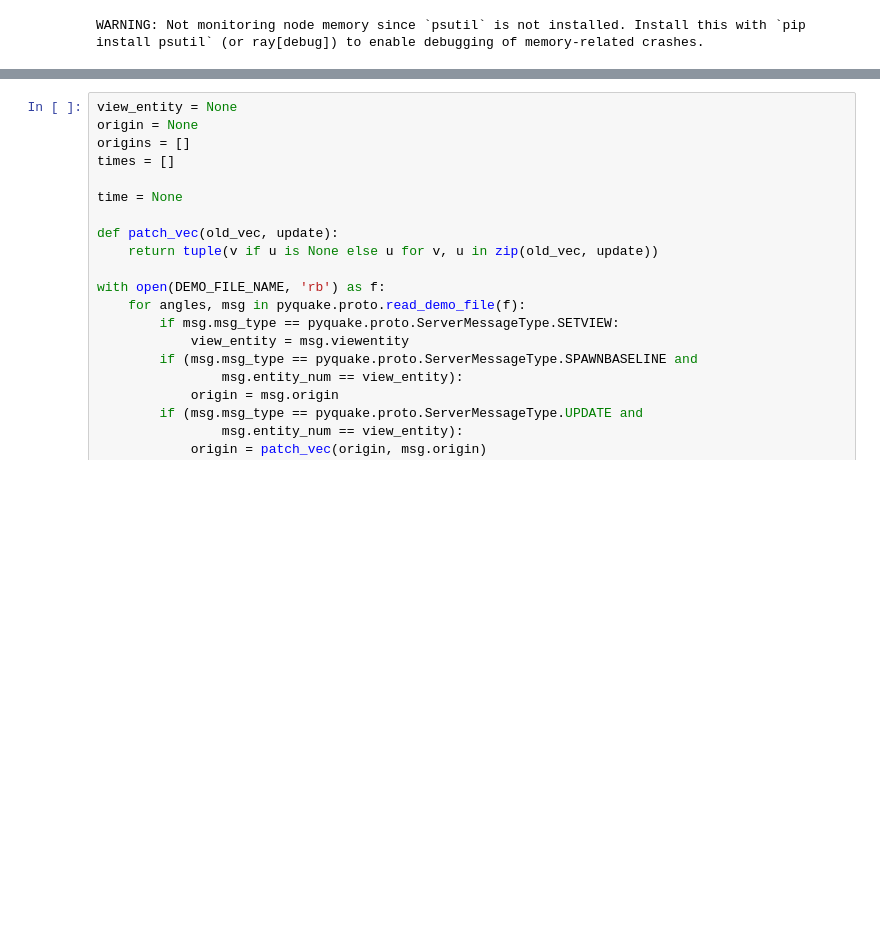
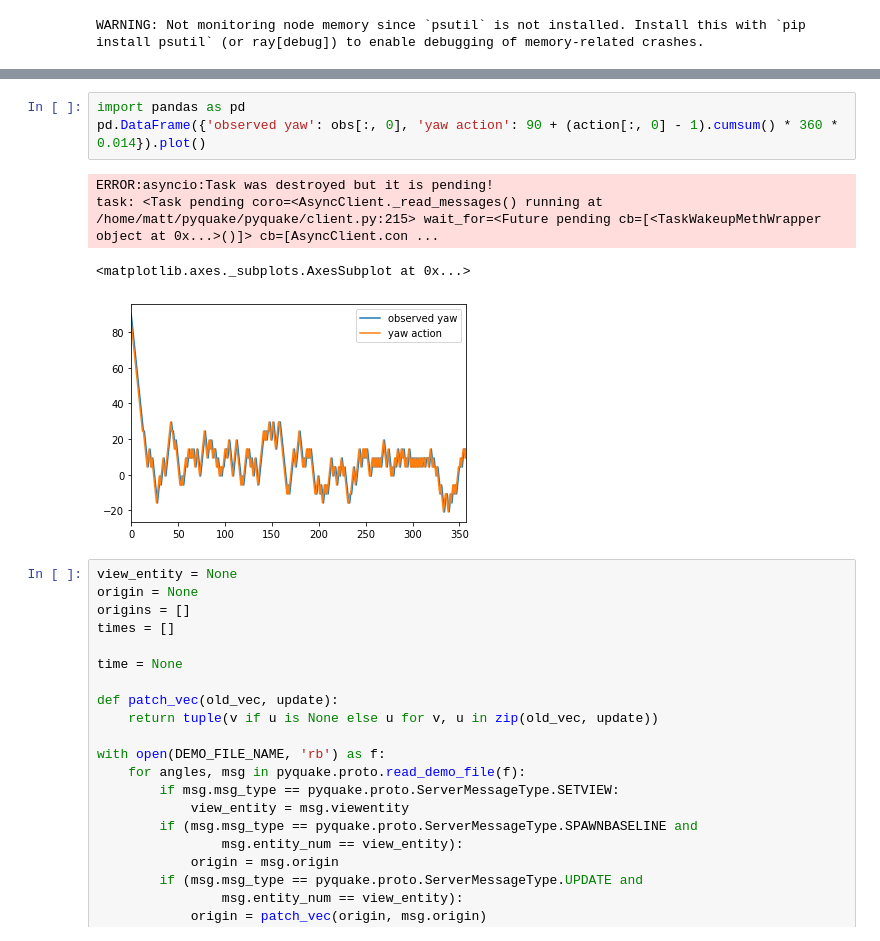
Before and after one commit to matthewearl/q1physrl, a Jupyter notebook: notebooks/RL client.ipynb, the cells around one changed output, grey strips where cells are left out. Cells and saved outputs as stored; diff of their text form; blank space fills up the shorter version.

```diff
--- a/notebooks/RL client.ipynb
+++ b/notebooks/RL client.ipynb
@@ -76,3 +138,11 @@ task.result()
+# %%
+import pandas as pd
+pd.DataFrame({'observed yaw': obs[:, 0], 'yaw action': 90 + (action[:, 0] - 1).cumsum() * 360 * 0.014}).plot()
+# %% [output]
+ERROR:asyncio:Task was destroyed but it is pending!
+task: <Task pending coro=<AsyncClient._read_messages() running at /home/matt/pyquake/pyquake/client.py:215> wait_for=<Future pending cb=[<TaskWakeupMethWrapper object at 0x...>()]> cb=[AsyncClient.con ...
+<matplotlib.axes._subplots.AxesSubplot at 0x...>
+[figure, added]
 # %%
 view_entity = None
 origin = None
```
Also changed, not shown: parts of 21 cells of this notebook, 3 other files.
